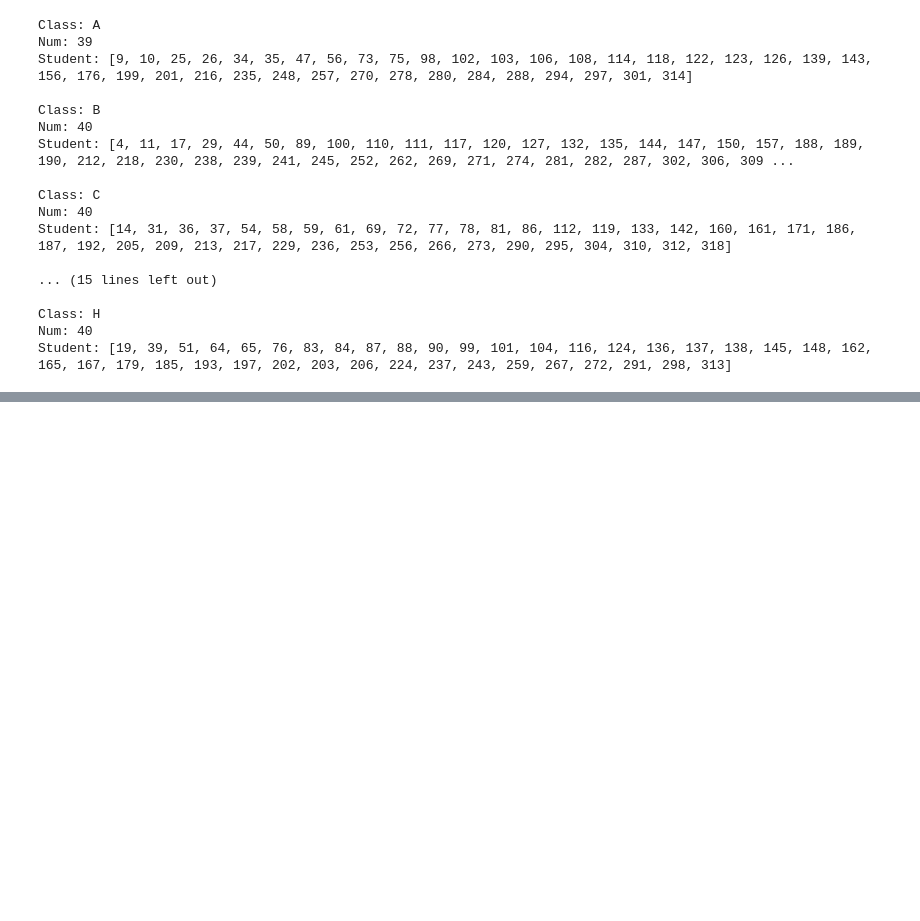
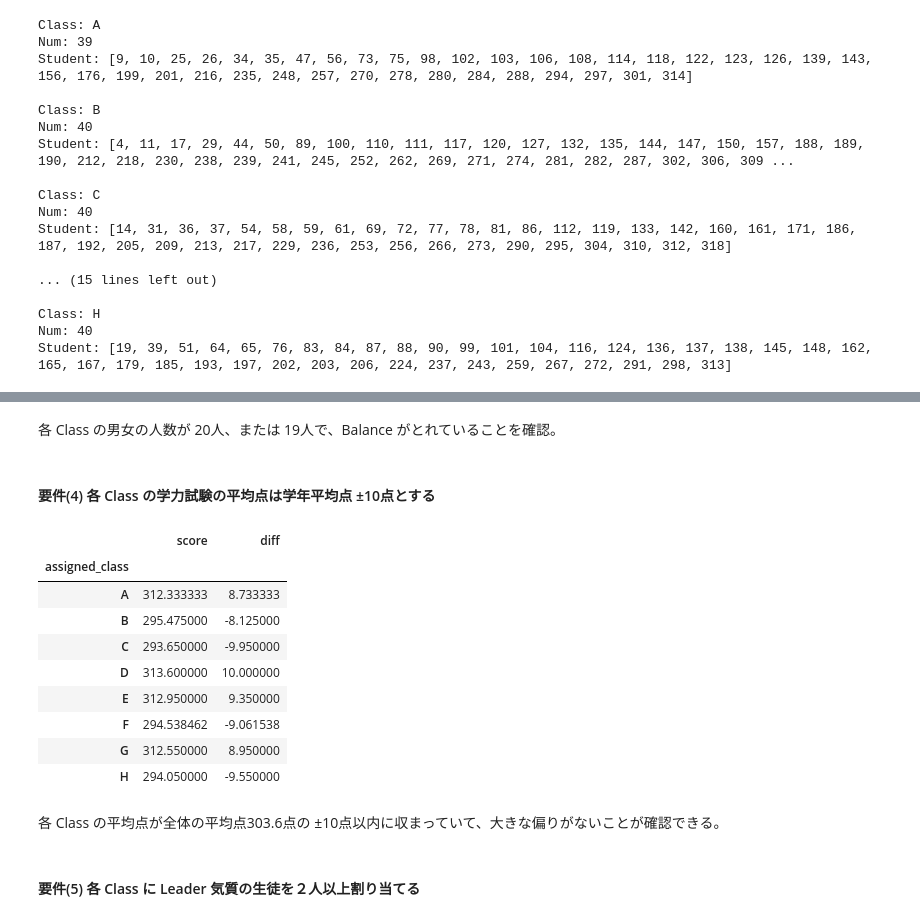
Before and after one commit to 1024xx4/py_mathematical_optimization, a Jupyter notebook: 3_school/school_class.ipynb, the cells around one changed output, grey strips where cells are left out. Drawn from its saved outputs; the diff is of its cells as text; code cells hidden in the pictures; blank space fills up the shorter version.

```diff
--- a/3_school/school_class.ipynb
+++ b/3_school/school_class.ipynb
@@ -252,0 +337,30 @@ Student: [19, 39, 51, 64, 65, 76, 83, 84, 87, 88, 90, 99, 101, 104, 116, 124, 13
+# %% [markdown]
+各 Class の男女の人数が 20人、または 19人で、Balance がとれていることを確認。
+# %% [markdown]
+#### 要件(4) 各 Class の学力試験の平均点は学年平均点 ±10点とする
+# %%
+# 検証: 平均点303.6点と各 Class の平均点を比較する
+result_df.groupby('assigned_class')['score'].mean()
+
+# 別の書き方
+# result_df.groupby('assigned_class').mean()['score']
+
+check_s = result_df.groupby('assigned_class')['score'].mean()
+check_df = pd.DataFrame(check_s)
+check_df['diff'] = check_df['score'] - 303.6
+check_df
+# %% [output]
+|  | score | diff |
+| assigned_class |  |  |
+| A | 312.333333 | 8.733333 |
+| B | 295.475000 | -8.125000 |
+| C | 293.650000 | -9.950000 |
+| D | 313.600000 | 10.000000 |
+| E | 312.950000 | 9.350000 |
+| F | 294.538462 | -9.061538 |
+| G | 312.550000 | 8.950000 |
+| H | 294.050000 | -9.550000 |
+# %% [markdown]
+各 Class の平均点が全体の平均点303.6点の ±10点以内に収まっていて、大きな偏りがないことが確認できる。
+# %% [markdown]
+#### 要件(5) 各 Class に Leader 気質の生徒を２人以上割り当てる
```
Also changed, not shown: parts of 20 cells of this notebook.
